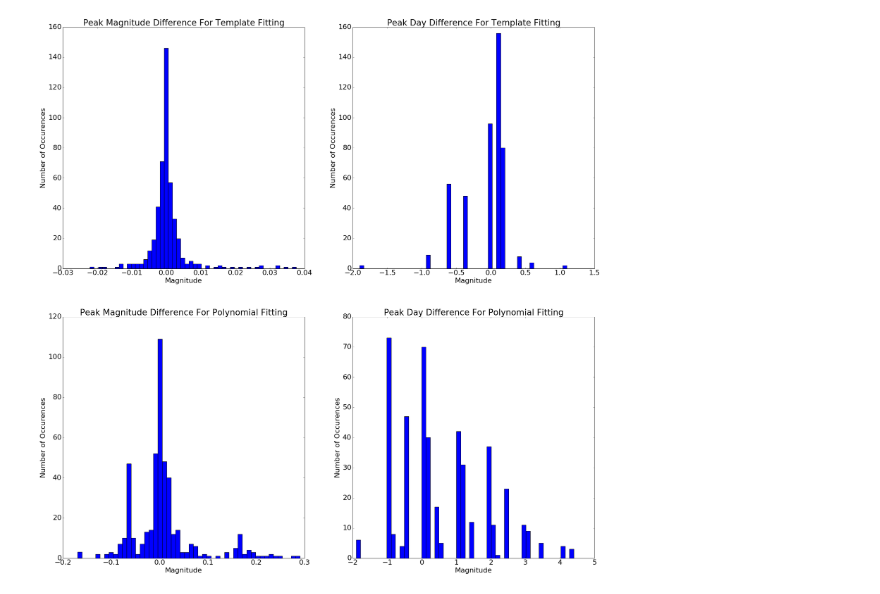
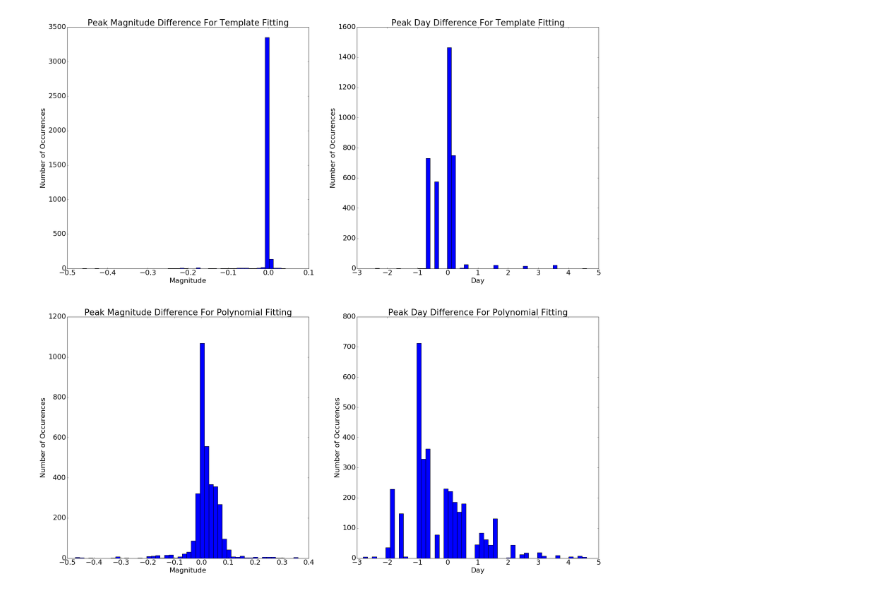
Before and after one commit to hbowden3/LSST_Supernova, a Jupyter notebook: Resample Supernova Lightcurve Using LSST MAF.ipynb, the cells around one changed output. Saved outputs shown, nothing was run; the diff lists cells and outputs as text; code cells hidden in the pictures.

```diff
--- a/Resample Supernova Lightcurve Using LSST MAF.ipynb
+++ b/Resample Supernova Lightcurve Using LSST MAF.ipynb
@@ -32,7 +32,7 @@ resultsDb = db.ResultsDb(outDir)
 # The pass metric just passes data straight through.
 #choose database and restrictions (such as list of ra and dec)
 metric = metrics.PassMetric(cols=['expMJD','filter','fiveSigmaDepth'])
-slicer = slicers.UserPointsSlicer(np.random.uniform(0,360,100), np.random.uniform(-60,-30,100))
+slicer = slicers.UserPointsSlicer(np.random.uniform(0,360,1000), np.random.uniform(-60,-30,1000))
 #slicer = slicers.UserPointsSlicer([349.4,0.00,53.0,34.4,150.4],[-63.3,-45.5,-27.4,-5.1,2.8])
 #no restrictions currently
 sql = ''
@@ -214,9 +215,9 @@ def fit_curve2(opsim_fmatch, template_fmatch2):
     x_max = opsim_fmatch['day'].max()
     y_max = opsim_fmatch['magnitude'][opsim_fmatch['day'].argmax()]
     if x_min != peak_day:
-        a = (y_min - peak_mag) / (x_min - peak_day)**2
+        a = (y_min - peak_mag) / ((x_min - peak_day)**2)
     else:
-        a = (y_max - peak_mag) / (x_max - peak_day)**2
+        a = (y_max - peak_mag) / ((x_max - peak_day)**2)
     initial_parameters = [a, 0, peak_mag, peak_day]
     popt, pcov = optimize.curve_fit(func2, opsim_fmatch['day'], opsim_fmatch['magnitude'],
                                     p0 = initial_parameters, sigma = opsim_fmatch['error'])
@@ -279,7 +280,7 @@ def create_peak_difference_table(peak):
                                 dtype=('float', 'float', 'string', 'float', 'float'))
     return peak_difference
 # %%
-survey = createdict_for_mjd_filter_depth(bundle)
+survey, number_of_coord = createdict_for_mjd_filter_depth(bundle)
 # %%
 template = Table(names=('day', 'mag', 'error', 'filter'),
                        dtype=('float', 'float', 'float', 'string'))
@@ -306,7 +293,23 @@ bad = 0.
 # %%
+peak_mag_difference_template = create_peak_difference_table(peak1)
+peak_day_difference_template = create_peak_difference_table(peak2)
+peak_mag_difference_poly = create_peak_difference_table(peak1)
+peak_day_difference_poly = create_peak_difference_table(peak2)
+strong_template = 0
+strong_polynomial = 0
+bad_fit_template = 0
+bad_fit_polynomial = 0
+unobserved = 0
+weak = 0.
+enough = 0.
+percent_by_filter = Table(names=('filter','percent'),dtype=('object','float'))
 for f in filterNames:
     percent_by_coord = Table(names=('ra', 'dec', 'percent'), dtype=('float','float','float'))
-    for coord in range(len(bundle.metricValues)):
+    enough_by_filter = 0.
+    not_enough_by_filter = 0.
+    for coord in range(number_of_coord):
+        good = 0.
+        bad = 0.
         opsim = survey[coord]
         ra = np.degrees(opsim['fieldRA'][0])
         dec = np.degrees(opsim['fieldDec'][0])
@@ -342,11 +345,15 @@ for f in filterNames:
                         if abs(peak_mag_list[3]) > 0.5 or abs(peak_day_list[3]) > 5:
                             bad_fit_template += 1
                             good += 1
+                            enough += 1
+                            enough_by_filter += 1
                         else:
                             peak_mag_difference_template.add_row(peak_mag_list)
                             peak_day_difference_template.add_row(peak_day_list)
                             strong_template += 1
                             good += 1
+                            enough += 1
+                            enough_by_filter += 1
                         if abs(peak_mag_list[4]) > 0.5 or abs(peak_day_list[4]) > 5:
                             bad_fit_polynomial += 1
                         else:
@@ -356,6 +363,7 @@ for f in filterNames:
                     else:
                         weak += 1
                         bad += 1
+                        not_enough_by_filter += 1
 
         percent = (good/(good+bad))*100
         percent_by_coord.add_row([ra,dec,percent])
@@ -367,4 +375,5 @@ for f in filterNames:
     healpix_map = np.zeros(hp.nside2npix(nside), dtype=np.double)
     healpix_map[pix] = percent_by_coord['percent']
     m = np.arange(hp.nside2npix(nside))
-    hp.mollview(healpix_map, coord='E', title='Map for ' + f, unit='mK', min=0 ,max=2, xsize=2000)
+    hp.mollview(healpix_map, coord='E', title='Map for ' + f, unit='mK', min=0 ,max=100, xsize=2000)
+    percent_by_filter.add_row([f,(enough_by_filter/(enough_by_filter + not_enough_by_filter))*100])
@@ -414,26 +431,26 @@ file1.flush()
 # %%
 plt.rcParams.update({'font.size': 22})
 f, axarr = plt.subplots(2,2,figsize=(30,30))
 axarr[0,0].hist(peak_mag_difference_template['peak magnitude difference 1'], bins = 50)
 axarr[0,0].set_title('Peak Magnitude Difference For Template Fitting')
 axarr[0,0].set_xlabel('Magnitude')
 axarr[0,0].set_ylabel("Number of Occurences")
 axarr[0,1].hist(peak_day_difference_template['peak day difference 1'], bins = 50)
 axarr[0,1].set_title('Peak Day Difference For Template Fitting')
-axarr[0,1].set_xlabel('Magnitude')
+axarr[0,1].set_xlabel('Day')
 axarr[0,1].set_ylabel("Number of Occurences")
 axarr[1,0].hist(peak_mag_difference_poly['peak magnitude difference 2'], bins = 50)
 axarr[1,0].set_title('Peak Magnitude Difference For Polynomial Fitting')
 axarr[1,0].set_xlabel('Magnitude')
 axarr[1,0].set_ylabel("Number of Occurences")
 axarr[1,1].hist(peak_day_difference_poly['peak day difference 2'], bins = 50)
 axarr[1,1].set_title('Peak Day Difference For Polynomial Fitting')
-axarr[1,1].set_xlabel('Magnitude')
+axarr[1,1].set_xlabel('Day')
 axarr[1,1].set_ylabel("Number of Occurences")
 #f.subplots_adjust(hspace=1.0, wspace = 1.0)
 f.savefig("results_histograms.pdf")
 # %% [output]
-[figure, old version]
+[figure, new version]
 # %%
 plt.rcParams.update({'font.size': 22})
 for f in filterNames:
```
Also changed, not shown: parts of 16 cells of this notebook.
